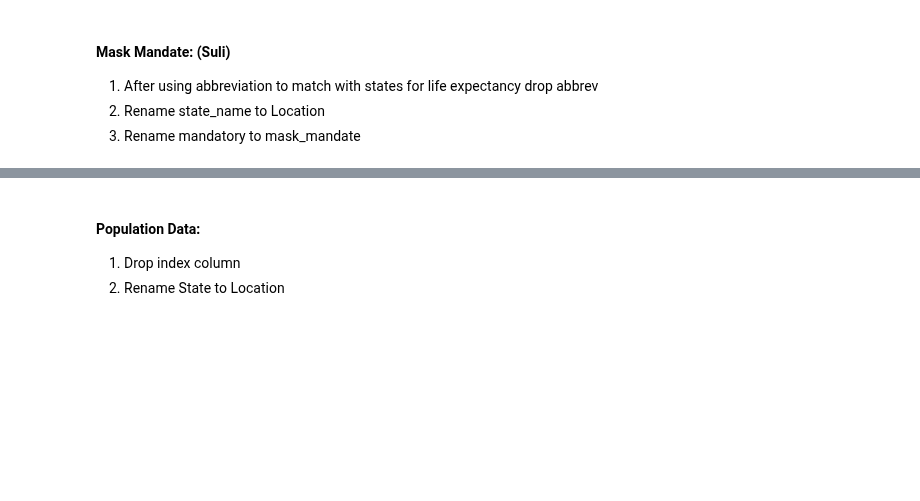
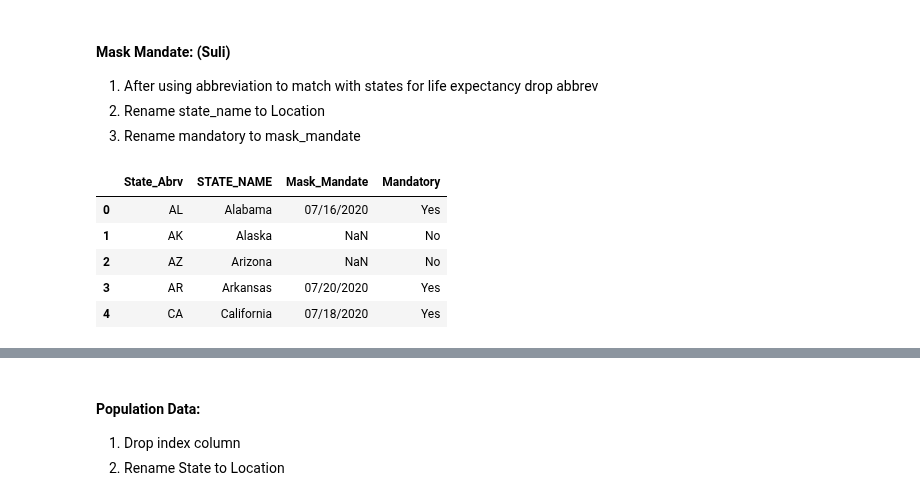
Before and after one commit to rafirahman27/Preparing_for_the_next_Pandemic, a Jupyter notebook: Katie.ipynb, the cells around one changed output, grey strips where cells are left out. Cells and saved outputs as stored; diff of their text form; code cells hidden in the pictures; blank space fills up the shorter version.

Commit message:
initial data cleaning finished

```diff
--- a/Katie.ipynb
+++ b/Katie.ipynb
@@ -590,3 +590,13 @@ pre_con.to_csv('Data/cleaned_pre_condtions.csv')
 1. After using abbreviation to match with states for life expectancy drop abbrev
 2. Rename state_name to Location
 3. Rename mandatory to mask_mandate
+# %%
+mask = pd.read_csv('Data/Mask Mandate.csv')
+mask.head()
+# %% [output]
+|  | State_Abrv | STATE_NAME | Mask_Mandate | Mandatory |
+| 0 | AL | Alabama | 07/16/2020 | Yes |
+| 1 | AK | Alaska | NaN | No |
+| 2 | AZ | Arizona | NaN | No |
+| 3 | AR | Arkansas | 07/20/2020 | Yes |
+| 4 | CA | California | 07/18/2020 | Yes |
```
Also changed, not shown: parts of 9 cells of this notebook, 3 other files.
